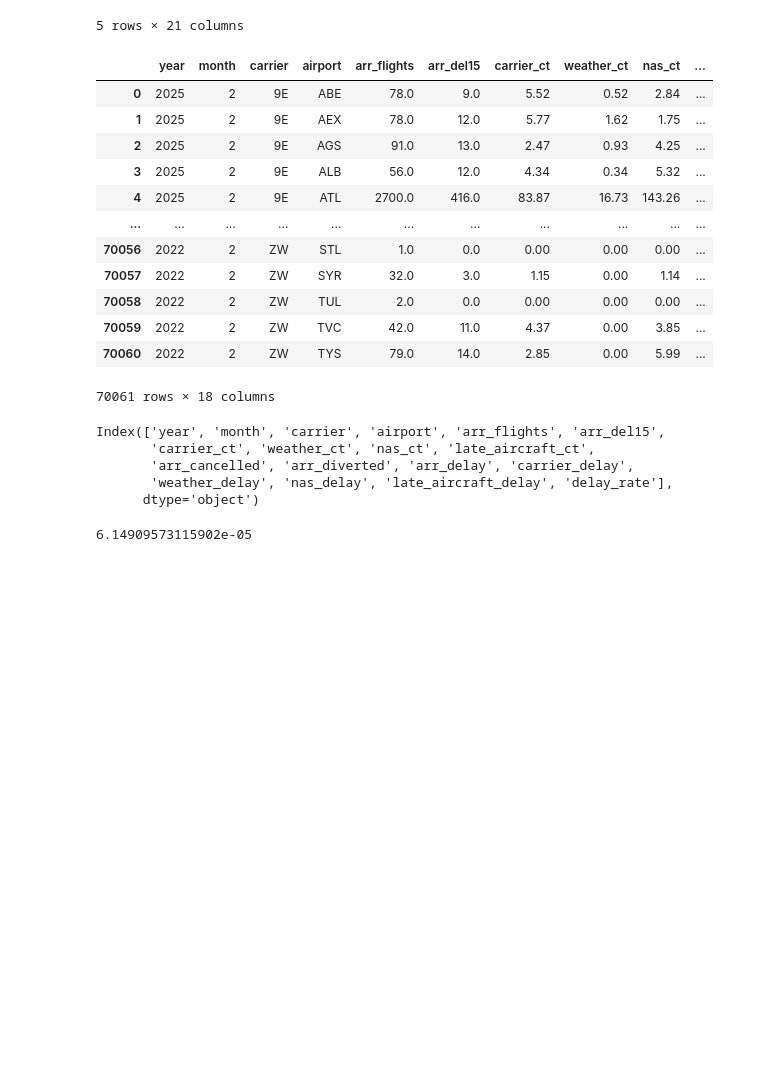
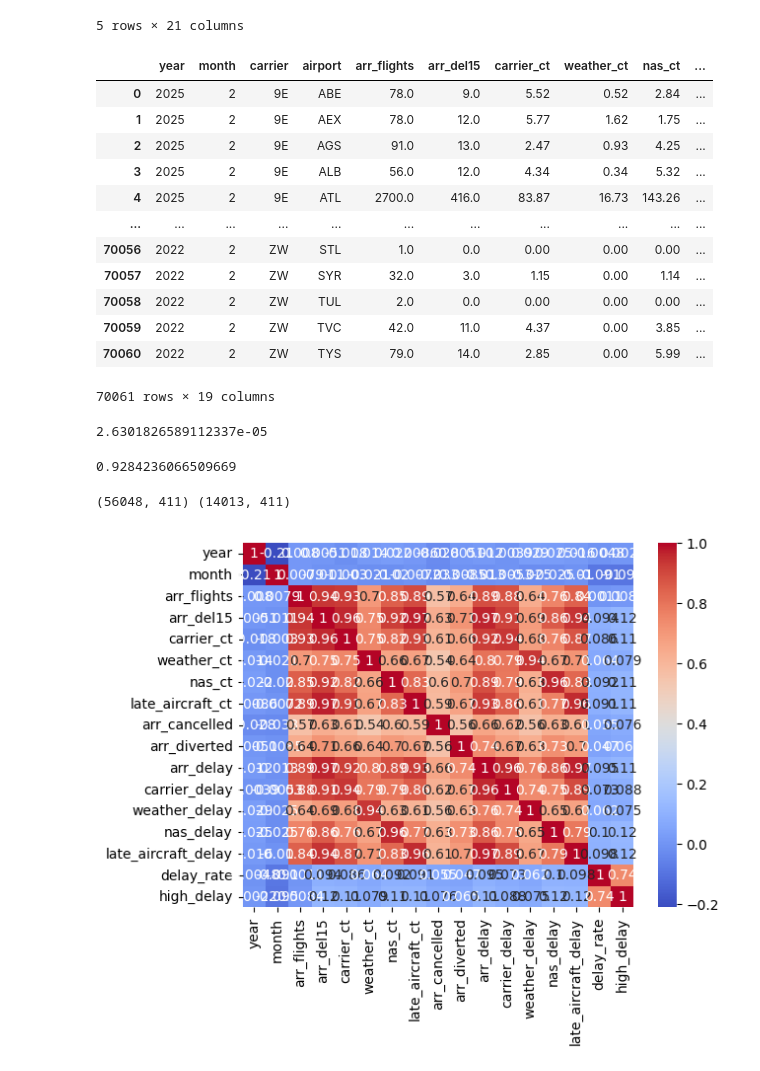
Before and after one commit to thatskhalid/Will-My-Flight-Be-Delayed, a Jupyter notebook: notebooks/initial_analysis.ipynb, the cells around one changed output. Saved outputs shown, nothing was run; the diff lists cells and outputs as text; code cells hidden in the pictures; blank space fills up the shorter version.

Commit message:
final models fr

```diff
--- a/notebooks/initial_analysis.ipynb
+++ b/notebooks/initial_analysis.ipynb
@@ -26,7 +28,8 @@ columns_im_dropping = ["carrier_name" , "airport_name" , "security_ct" , "securi
 df.drop(columns = [x for x in columns_im_dropping if x in df.columns] , inplace=True)
 # %%
 #print(df.columns.tolist())
-df["delay_rate"] = df["arr_del15"] / df["arr_flights"]
+df.loc[:, "delay_rate"] = df["arr_del15"] / df["arr_flights"]
+df.loc[:, "high_delay"] = (df["delay_rate"] > 0.2).astype(int)
 df
 # %% [output]
 |  | year | month | carrier | airport | arr_flights | arr_del15 | carrier_ct | weather_ct | nas_ct | ... |
@@ -41,15 +44,7 @@ df
 | 70058 | 2022 | 2 | ZW | TUL | 2.0 | 0.0 | 0.00 | 0.00 | 0.00 | ... |
 | 70059 | 2022 | 2 | ZW | TVC | 42.0 | 11.0 | 4.37 | 0.00 | 3.85 | ... |
 | 70060 | 2022 | 2 | ZW | TYS | 79.0 | 14.0 | 2.85 | 0.00 | 5.99 | ... |
-70061 rows × 18 columns
+70061 rows × 19 columns
-# %%
-print(df.columns)
-# %% [output]
-Index(['year', 'month', 'carrier', 'airport', 'arr_flights', 'arr_del15',
-       'carrier_ct', 'weather_ct', 'nas_ct', 'late_aircraft_ct',
-       'arr_cancelled', 'arr_diverted', 'arr_delay', 'carrier_delay',
-       'weather_delay', 'nas_delay', 'late_aircraft_delay', 'delay_rate'],
-      dtype='object')
 # %%
 df = df.dropna(subset= ["delay_rate"])
 
@@ -60,7 +55,7 @@ X = pd.get_dummies(X, columns = ["carrier", "airport"] , drop_first=True)
 
 X_train, X_test, y_train, y_test = train_test_split(X,y, test_size=0.2)
 
-model = DecisionTreeRegressor()
+model = RandomForestRegressor()
 model.fit(X_train, y_train)
 
 predictions = model.predict(X_test)
@@ -68,4 +63,33 @@ predictions = model.predict(X_test)
 mse = mean_squared_error(y_test, predictions)
 mse
 # %% [output]
-6.14909573115902e-05
+2.6301826589112337e-05
+# %%
+X1 = df.drop(columns = ["high_delay", "delay_rate"])
+y1 = df["high_delay"]
+
+X1 = pd.get_dummies(X1, columns = ["carrier", "airport"] , drop_first=True)
+
+X1_train, X1_test, y1_train, y1_test = train_test_split(X1, y1, test_size=0.2)
+
+model1 = RandomForestClassifier()
+model1.fit(X1_train, y1_train)
+
+predictions1 = model1.predict(X1_test)
+
+score = accuracy_score(y1_test, predictions1)
+score
+# %% [output]
+0.9284236066509669
+# %%
+print(X1_train.shape , X1_test.shape)
+# %% [output]
+(56048, 411) (14013, 411)
+# %%
+import seaborn as sns
+import matplotlib.pyplot as plt
+
+sns.heatmap(df.corr(numeric_only=True), annot=True, cmap="coolwarm")
+plt.show()
+# %% [output]
+[figure, added]
```
Also changed, not shown: parts of 1 cell of this notebook.
